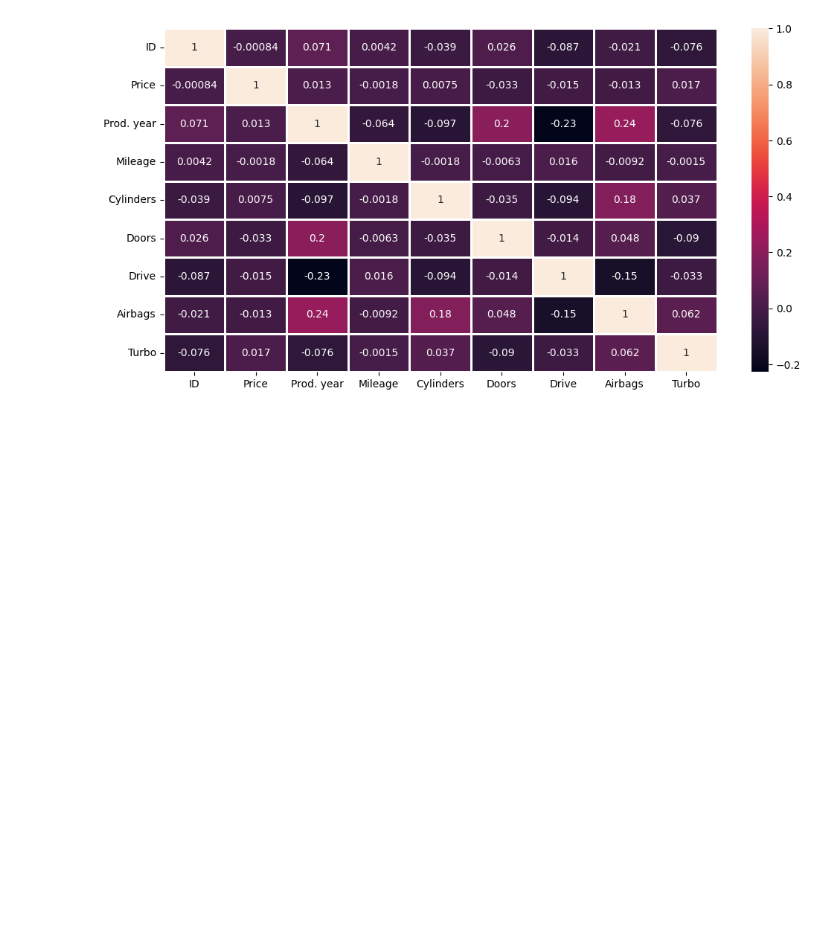
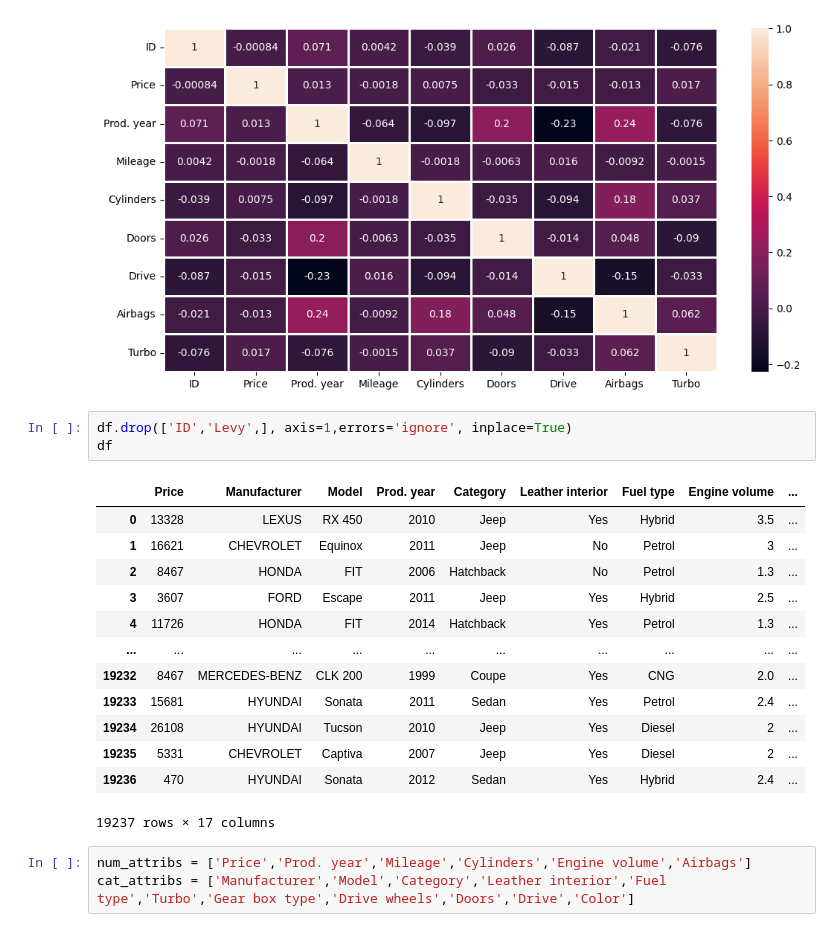
Before and after one commit to waritkan/Car_price_prediction_using_mlp_regression, a Jupyter notebook: Car_price_prediction.ipynb, the cells around one changed output. Saved outputs shown, nothing was run; the diff lists cells and outputs as text; blank space fills up the shorter version.

```diff
--- a/Car_price_prediction.ipynb
+++ b/Car_price_prediction.ipynb
@@ -223,3 +231,23 @@ sns.heatmap(corr, annot = True, linewidths = 1)
 plt.show()
 # %% [output]
 [figure]
+# %%
+df.drop(['ID','Levy',], axis=1,errors='ignore', inplace=True)
+df
+# %% [output]
+|  | Price | Manufacturer | Model | Prod. year | Category | Leather interior | Fuel type | Engine volume | ... |
+| 0 | 13328 | LEXUS | RX 450 | 2010 | Jeep | Yes | Hybrid | 3.5 | ... |
+| 1 | 16621 | CHEVROLET | Equinox | 2011 | Jeep | No | Petrol | 3 | ... |
+| 2 | 8467 | HONDA | FIT | 2006 | Hatchback | No | Petrol | 1.3 | ... |
+| 3 | 3607 | FORD | Escape | 2011 | Jeep | Yes | Hybrid | 2.5 | ... |
+| 4 | 11726 | HONDA | FIT | 2014 | Hatchback | Yes | Petrol | 1.3 | ... |
+| ... | ... | ... | ... | ... | ... | ... | ... | ... | ... |
+| 19232 | 8467 | MERCEDES-BENZ | CLK 200 | 1999 | Coupe | Yes | CNG | 2.0 | ... |
+| 19233 | 15681 | HYUNDAI | Sonata | 2011 | Sedan | Yes | Petrol | 2.4 | ... |
+| 19234 | 26108 | HYUNDAI | Tucson | 2010 | Jeep | Yes | Diesel | 2 | ... |
+| 19235 | 5331 | CHEVROLET | Captiva | 2007 | Jeep | Yes | Diesel | 2 | ... |
+| 19236 | 470 | HYUNDAI | Sonata | 2012 | Sedan | Yes | Hybrid | 2.4 | ... |
+19237 rows × 17 columns
+# %%
+num_attribs = ['Price','Prod. year','Mileage','Cylinders','Engine volume','Airbags']
+cat_attribs = ['Manufacturer','Model','Category','Leather interior','Fuel type','Turbo','Gear box type','Drive wheels','Doors','Drive','Color']
```
Also changed, not shown: parts of 6 cells of this notebook.
